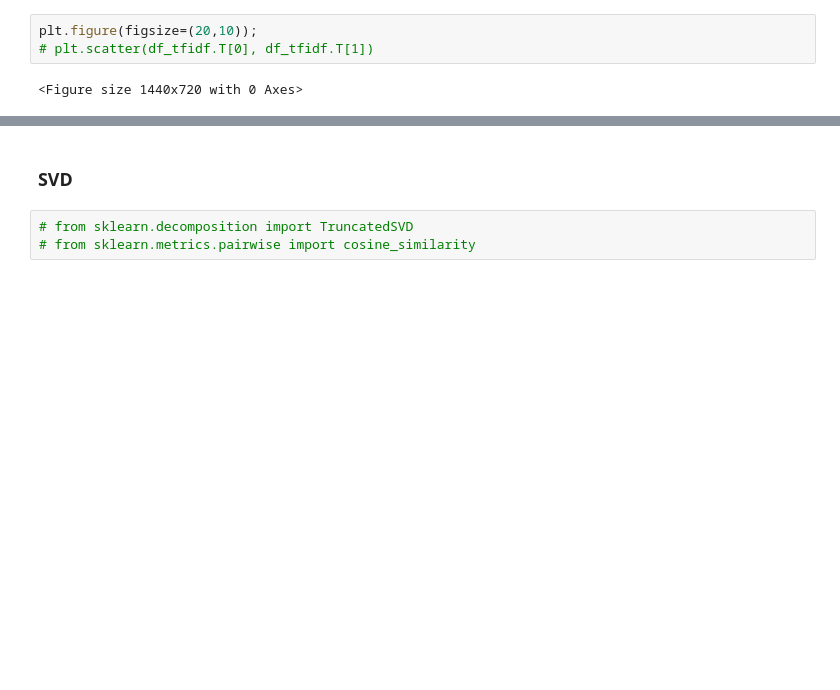
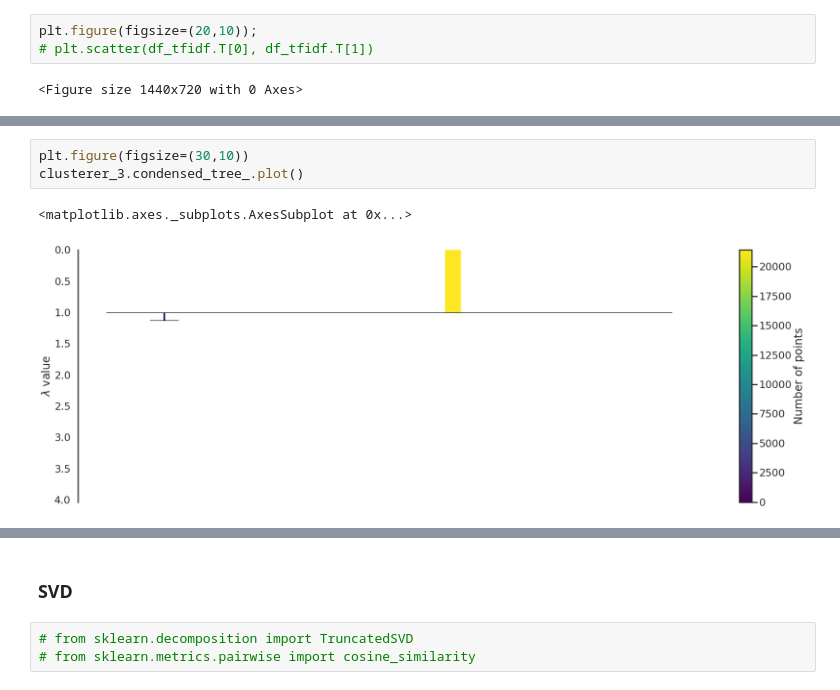
Before and after one commit to csinatra/Twitter-Disaster-Repo, a Jupyter notebook: Mike/AWS_Query.ipynb, the cells around one changed output, grey strips where cells are left out. Cells and saved outputs as stored; diff of their text form; blank space fills up the shorter version.

```diff
--- a/Mike/AWS_Query.ipynb
+++ b/Mike/AWS_Query.ipynb
@@ -320,0 +358,6 @@ NameError: name 'hdbscan' is not defined
+# %%
+plt.figure(figsize=(30,10))
+clusterer_3.condensed_tree_.plot()
+# %% [output]
+<matplotlib.axes._subplots.AxesSubplot at 0x...>
+[figure, added]
```
Also changed, not shown: parts of 38 cells of this notebook.
